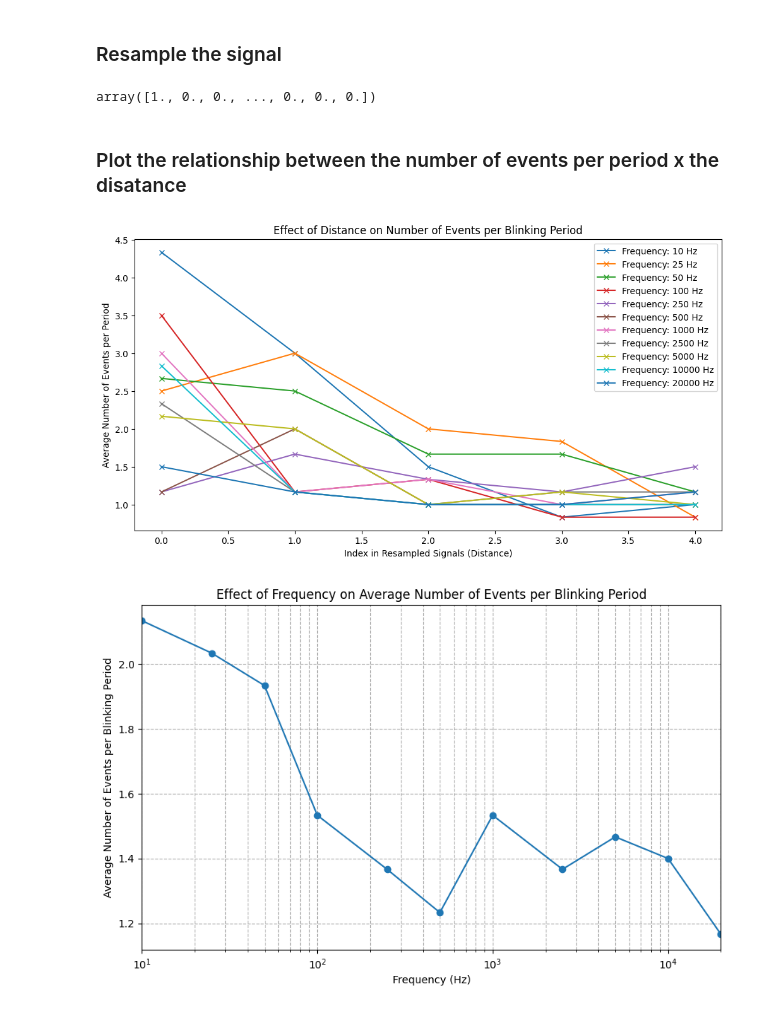
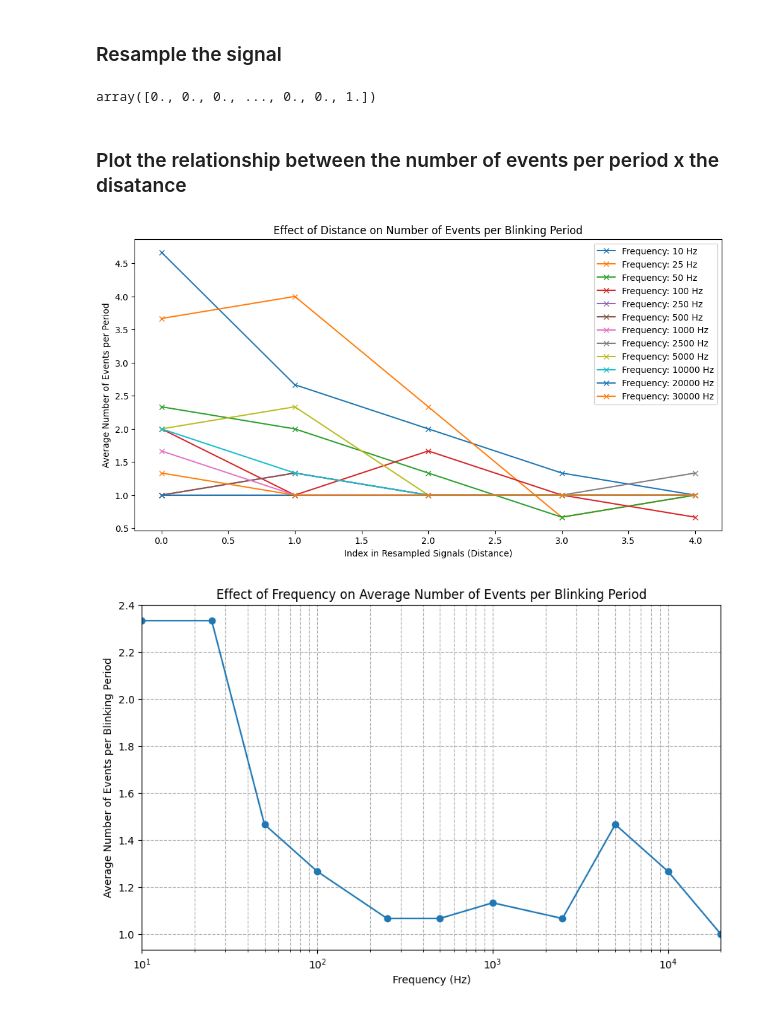
Before and after one commit to kubakubakuba/mrs-uvdar-distance-estimator, a Jupyter notebook: main2.ipynb, the cells around one changed output. Cells and saved outputs as stored; diff of their text form; code cells hidden in the pictures.

```diff
--- a/main2.ipynb
+++ b/main2.ipynb
@@ -28,7 +28,7 @@ dict_keys(['20k', '__25Hz', '2.5k', '__100Hz', '5k', '__50Hz', '10k', '1k', '__1
 # %%
 from copy import copy
 
-__freqs = ["__10Hz", "__25Hz", "__50Hz", "__100Hz", "__250Hz", "__500Hz", "1k", "2.5k", "5k", "10k", "20k"]
+__freqs = ["__10Hz", "__25Hz", "__50Hz", "__100Hz", "__250Hz", "__500Hz", "1k", "2.5k", "5k", "10k", "20k", "30k"]
 
 raws = {k: raws_loaded[k] for k in __freqs}
 
@@ -66,18 +66,20 @@ from util import resample_by_polarity
 apply(resample_by_polarity, events)
 
 events["2.5k"]["0_5"][0]
+
+events["30k"]["0_5"][0]
 # %% [output]
-array([1., 0., 0., ..., 0., 0., 0.])
+array([0., 0., 0., ..., 0., 0., 1.])
 # %% [markdown]
 ### Plot the relationship between the number of events per period x the disatance
 # %%
-from plotting import plot_num_events_distance, plot_avg_events_per_frequency
+from plotting import plot_avg_events_per_distance, plot_avg_events_per_frequency
 
-frequencies = [10, 25, 50, 100, 250, 500, 1000, 2500, 5000, 10000, 20000]
+frequencies = [10, 25, 50, 100, 250, 500, 1000, 2500, 5000, 10000, 20000, 30000]
 
-plot_num_events_distance(events, frequencies)
+plot_avg_events_per_distance(events, frequencies)
 
 plot_avg_events_per_frequency(events, frequencies)
 # %% [output]
-[figure, old version]
+[figure, new version]
-[figure, old version]
+[figure, new version]
```
Also changed, not shown: parts of 2 cells of this notebook, 3 other files.
